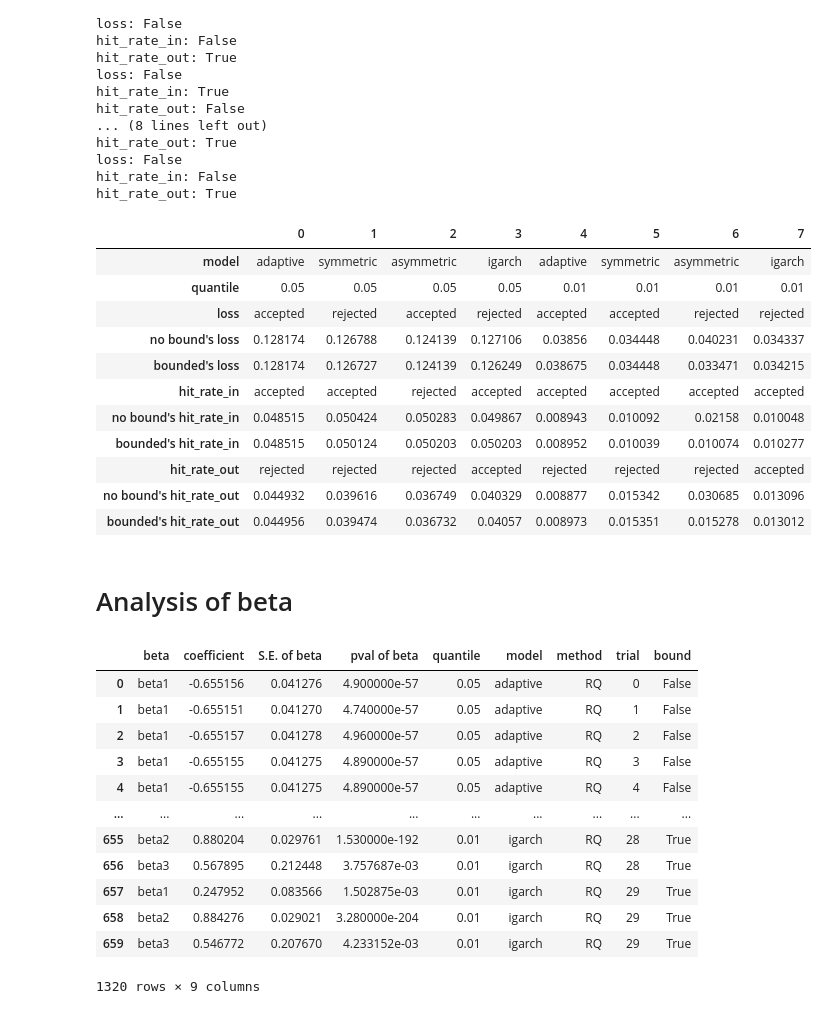
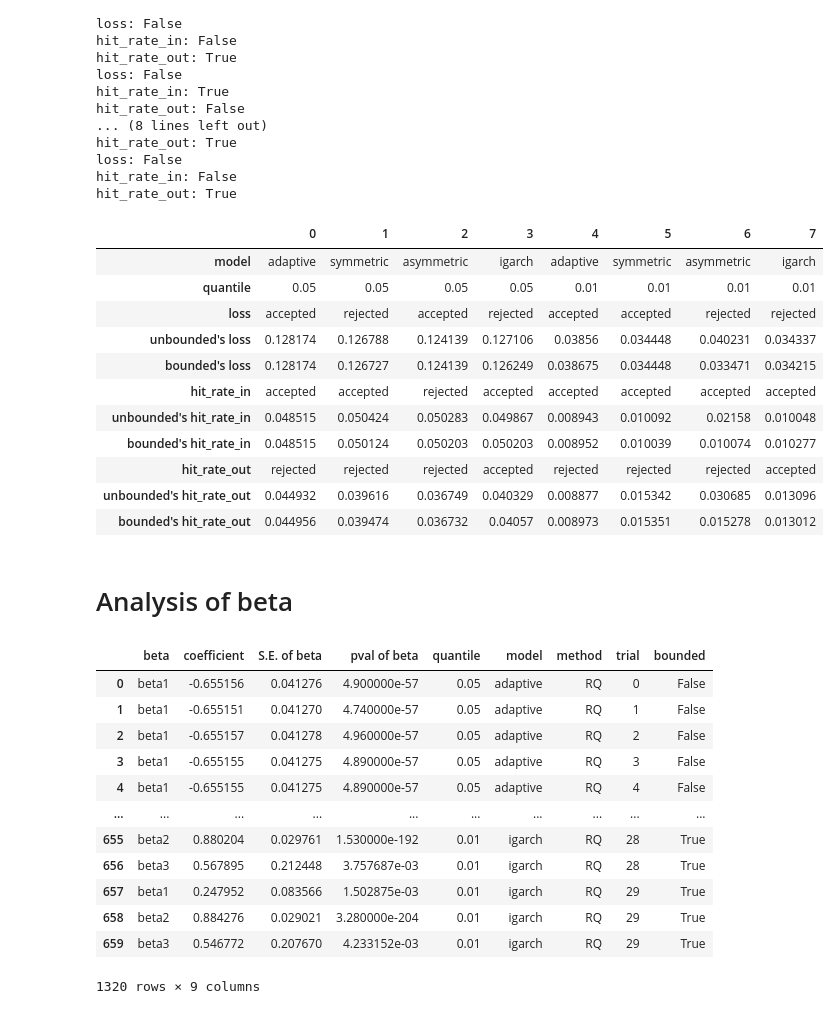
Before and after one commit to yatshunlee/CAViaR, a Jupyter notebook: notebook-experiment/random_seed_analysis_RQ_bounds.ipynb, the cells around one changed output. Saved outputs shown, nothing was run; the diff lists cells and outputs as text; code cells hidden in the pictures.

```diff
--- a/notebook-experiment/random_seed_analysis_RQ_bounds.ipynb
+++ b/notebook-experiment/random_seed_analysis_RQ_bounds.ipynb
@@ -8,9 +8,9 @@ from scipy.stats import mannwhitneyu
 # Analysis of stat
 # %%
 stat_df1 = pd.read_csv('../result/experiment_bound/stat_RQ_best_start_no_bound.csv')
-stat_df1['bound'] = False
+stat_df1['bounded'] = False
 stat_df2 = pd.read_csv('../result/experiment_best_start/stat_RQ_best_start.csv')
-stat_df2['bound'] = True
+stat_df2['bounded'] = True
 stat_df = pd.concat([stat_df1, stat_df2])
 stat_df
 # %% [output]
@@ -32,13 +32,13 @@ stat_to_csv_df = {
     'model': [],
     'quantile': [],
     'loss': [],
-    'no bound\'s loss': [],
+    'unbounded\'s loss': [],
     'bounded\'s loss': [],
     'hit_rate_in': [],
-    'no bound\'s hit_rate_in': [],
+    'unbounded\'s hit_rate_in': [],
     'bounded\'s hit_rate_in': [],
     'hit_rate_out': [],
-    'no bound\'s hit_rate_out': [],
+    'unbounded\'s hit_rate_out': [],
     'bounded\'s hit_rate_out': [],
 }
 
@@ -54,8 +54,8 @@ for q in stat_df['quantile'].unique():
 
         for i, metric in enumerate(stat_df.columns[4:7]):
             try:
-                x = stat_df[(stat_df['method']=='RQ')&(stat_df['bound']==False)&cond1&cond2][metric]
-                y = stat_df[(stat_df['method']=='RQ')&(stat_df['bound']==True)&cond1&cond2][metric]
+                x = stat_df[(stat_df['method']=='RQ')&(stat_df['bounded']==False)&cond1&cond2][metric]
+                y = stat_df[(stat_df['method']=='RQ')&(stat_df['bounded']==True)&cond1&cond2][metric]
                 if metric=='loss':
                     print('loss:', x.mean() < y.mean())
                 if metric=='hit_rate_in':
@@ -89,32 +89,32 @@ loss: False
 hit_rate_in: False
 hit_rate_out: True
 # %%
-# pd.DataFrame(stat_to_csv_df).T.to_csv('../result/stat_test/stat_RQ_best_start_analysis_res.csv')
+pd.DataFrame(stat_to_csv_df).T.to_csv('../result/stat_test/stat_RQ_bounds_analysis_res.csv')
 pd.DataFrame(stat_to_csv_df).T
 # %% [output]
 |  | 0 | 1 | 2 | 3 | 4 | 5 | 6 | 7 |
 | model | adaptive | symmetric | asymmetric | igarch | adaptive | symmetric | asymmetric | igarch |
 | quantile | 0.05 | 0.05 | 0.05 | 0.05 | 0.01 | 0.01 | 0.01 | 0.01 |
 | loss | accepted | rejected | accepted | rejected | accepted | accepted | rejected | rejected |
-| no bound's loss | 0.128174 | 0.126788 | 0.124139 | 0.127106 | 0.03856 | 0.034448 | 0.040231 | 0.034337 |
+| unbounded's loss | 0.128174 | 0.126788 | 0.124139 | 0.127106 | 0.03856 | 0.034448 | 0.040231 | 0.034337 |
 | bounded's loss | 0.128174 | 0.126727 | 0.124139 | 0.126249 | 0.038675 | 0.034448 | 0.033471 | 0.034215 |
 | hit_rate_in | accepted | accepted | rejected | accepted | accepted | accepted | accepted | accepted |
-| no bound's hit_rate_in | 0.048515 | 0.050424 | 0.050283 | 0.049867 | 0.008943 | 0.010092 | 0.02158 | 0.010048 |
+| unbounded's hit_rate_in | 0.048515 | 0.050424 | 0.050283 | 0.049867 | 0.008943 | 0.010092 | 0.02158 | 0.010048 |
 | bounded's hit_rate_in | 0.048515 | 0.050124 | 0.050203 | 0.050203 | 0.008952 | 0.010039 | 0.010074 | 0.010277 |
 | hit_rate_out | rejected | rejected | rejected | accepted | rejected | rejected | rejected | accepted |
-| no bound's hit_rate_out | 0.044932 | 0.039616 | 0.036749 | 0.040329 | 0.008877 | 0.015342 | 0.030685 | 0.013096 |
+| unbounded's hit_rate_out | 0.044932 | 0.039616 | 0.036749 | 0.040329 | 0.008877 | 0.015342 | 0.030685 | 0.013096 |
 | bounded's hit_rate_out | 0.044956 | 0.039474 | 0.036732 | 0.04057 | 0.008973 | 0.015351 | 0.015278 | 0.013012 |
 # %% [markdown]
 # Analysis of beta
 # %%
 beta_df1 = pd.read_csv('../result/experiment_bound/beta_RQ_best_start_no_bound.csv')
-beta_df1['bound'] = False
+beta_df1['bounded'] = False
 beta_df2 = pd.read_csv('../result/experiment_best_start/beta_RQ_best_start.csv')
-beta_df2['bound'] = True
+beta_df2['bounded'] = True
 beta_df = pd.concat([beta_df1, beta_df2])
 beta_df
 # %% [output]
-|  | beta | coefficient | S.E. of beta | pval of beta | quantile | model | method | trial | bound |
+|  | beta | coefficient | S.E. of beta | pval of beta | quantile | model | method | trial | bounded |
 | 0 | beta1 | -0.655156 | 0.041276 | 4.900000e-57 | 0.05 | adaptive | RQ | 0 | False |
 | 1 | beta1 | -0.655151 | 0.041270 | 4.740000e-57 | 0.05 | adaptive | RQ | 1 | False |
 | 2 | beta1 | -0.655157 | 0.041278 | 4.960000e-57 | 0.05 | adaptive | RQ | 2 | False |
```
Also changed, not shown: parts of 2 cells of this notebook, 1 other file.
